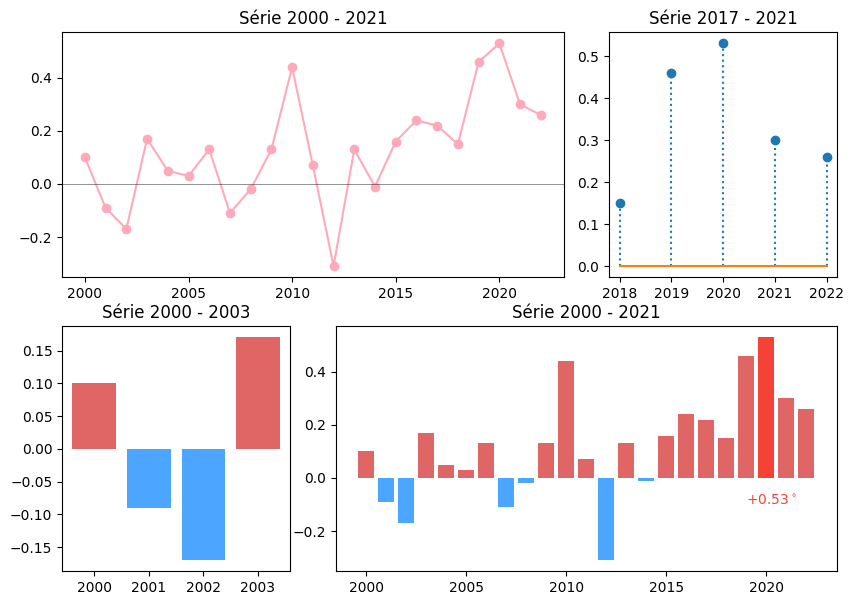
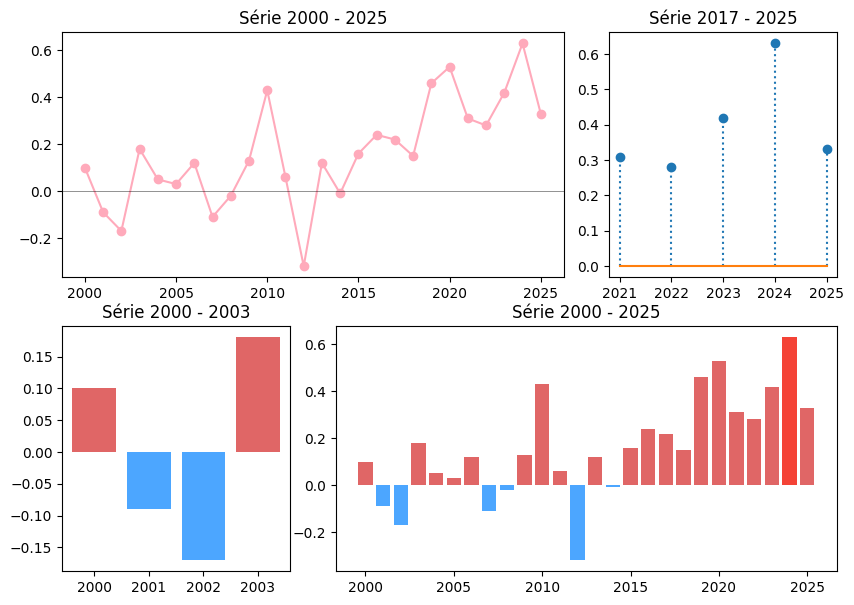
The notebook cell's code change between the first figure and the second:
--- before
+++ after
@@ -3,8 +3,8 @@
 axm['A1'].plot(ano,temp,marker='o',c='#ffaabb')
 axm['A1'].axhline(y=0,linewidth=0.5,alpha=0.6,color='k')
-axm['A1'].set_title('Série 2000 - 2021')
+axm['A1'].set_title(f'Série 2000 - {jpa_temp["Year"].max()}')
 
 axm['A3'].stem(ano[-5:],temp[-5:],markerfmt='o',linefmt=':',basefmt='-')
-axm['A3'].set_title('Série 2017 - 2021')
+axm['A3'].set_title(f'Série 2017 - {jpa_temp["Year"].max()}')
 
 
@@ -21,5 +21,3 @@
 
 axm['B2'].bar(ano,temp,color=c)
-axm['B2'].set_title('Série 2000 - 2021')
-
-axm['B2'].text(2019, -.1, fr'$+{temp.max()}^\circ$',color='#f44336');
+axm['B2'].set_title(f'Série 2000 - {jpa_temp["Year"].max()}');

Commit: Fix and minor updates.